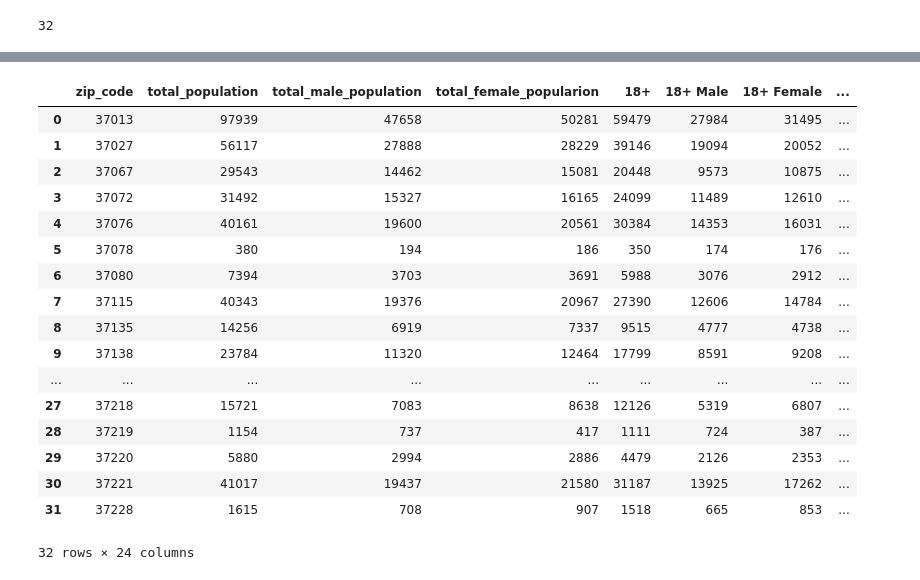
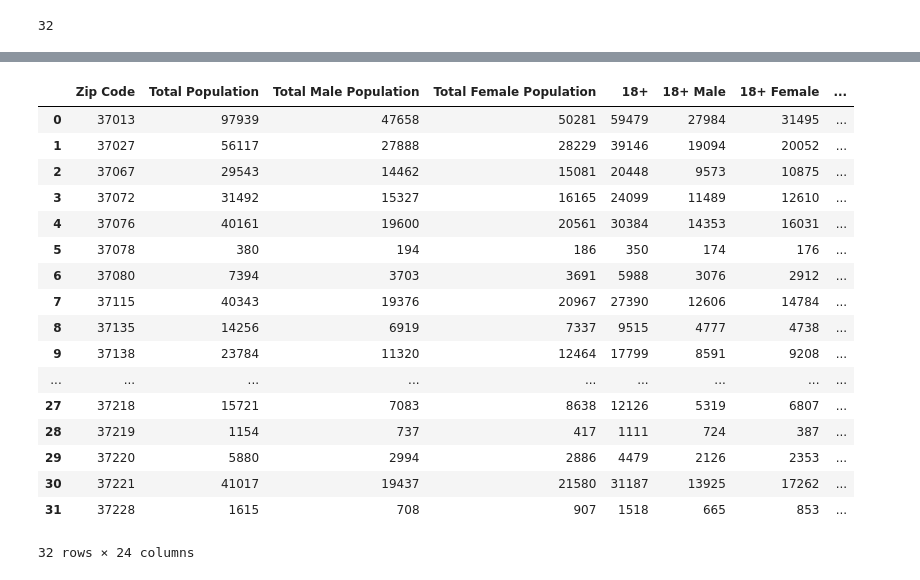
Before and after one commit to HannaKim4673/Beer_Restaurant_Success, a Jupyter notebook: Demographics_dataRW.ipynb, the cells around one changed output, grey strips where cells are left out. Saved outputs shown, nothing was run; the diff lists cells and outputs as text; code cells hidden in the pictures.

```diff
--- a/Demographics_dataRW.ipynb
+++ b/Demographics_dataRW.ipynb
@@ -294,14 +294,14 @@ income_df.head()
 | 4 | ZCTA5 37072 | 32889 |
 | 5 | ZCTA5 37076 | 34778 |
 # %%
-# change name of Geographic Area Name column to zip_code
-income_df = income_df.rename(columns={"Geographic Area Name":"zip_code",
-                                "Estimate!!Mean income (dollars)!!PER CAPITA INCOME BY RACE AND HISPANIC OR LATINO ORIGIN!!Total population":"average household income"})
+# Change name of Geographic Area Name column to Zip Code
+income_df = income_df.rename(columns={"Geographic Area Name":"Zip Code",
+                                "Estimate!!Mean income (dollars)!!PER CAPITA INCOME BY RACE AND HISPANIC OR LATINO ORIGIN!!Total population":"Average Household Income"})
 # %%
-# split zip_code to remove ZCTA5
-text_2 = income_df['zip_code'].str.split(' ', n=1, expand=True)
+# Split Zip Code to remove ZCTA5
+text_2 = income_df['Zip Code'].str.split(' ', n=1, expand=True)
 income_df['text']=text_1[0]
-income_df['zip_code']=text_2[1]
+income_df['Zip Code']=text_2[1]
 income_df=income_df.drop(columns='text')
 income_df.head()
 # %% [output]
@@ -366,13 +372,12 @@ average household income    object
 dtype: object
 # %%
-demo_df['zip_code']=pd.to_numeric(demo_df['zip_code'])
-edu_df['zip_code']=pd.to_numeric(edu_df['zip_code'])
-income_df['zip_code']=pd.to_numeric(income_df['zip_code'])
+# Change Zip Code variable to numeric type in all dataFrames
+demo_df['Zip Code']=pd.to_numeric(demo_df['Zip Code'])
+edu_df['Zip Code']=pd.to_numeric(edu_df['Zip Code'])
+income_df['Zip Code']=pd.to_numeric(income_df['Zip Code'])
 # %%
-# join demo adn edu dataframes on zip code
-merged_df = demo_df.merge(edu_df, on='zip_code')
-#merged_df['zip_code']=pd.to_numeric(merged_df['zip_code'])
-merged_df.sort_values(by='zip_code')
-#.merge(income_df, on="zip_code")
+# Join demo adn edu dataFrames on Zip Code
+merged_df = demo_df.merge(edu_df, on='Zip Code')
+merged_df.sort_values(by='Zip Code')
 merged_df
 # %% [output]
@@ -395,12 +400,12 @@ merged_df
 | 31 | 37228 | 1615 | 708 | 907 | 1518 | 665 | 853 | ... |
 32 rows × 23 columns
 # %%
-# join merged and income df on zip codes
-merged_df = merged_df.merge(income_df, on='zip_code')
-merged_df.sort_values(by='zip_code')
+# Join merged and income df on zip codes
+merged_df = merged_df.merge(income_df, on='Zip Code')
+merged_df.sort_values(by='Zip Code')
 merged_df
 # %% [output]
-|  | zip_code | total_population | total_male_population | total_female_popularion | 18+ | 18+ Male | 18+ Female | ... |
+|  | Zip Code | Total Population | Total Male Population | Total Female Population | 18+ | 18+ Male | 18+ Female | ... |
 | 0 | 37013 | 97939 | 47658 | 50281 | 59479 | 27984 | 31495 | ... |
 | 1 | 37027 | 56117 | 27888 | 28229 | 39146 | 19094 | 20052 | ... |
 | 2 | 37067 | 29543 | 14462 | 15081 | 20448 | 9573 | 10875 | ... |
```
Also changed, not shown: parts of 31 cells of this notebook, 4 other files.
